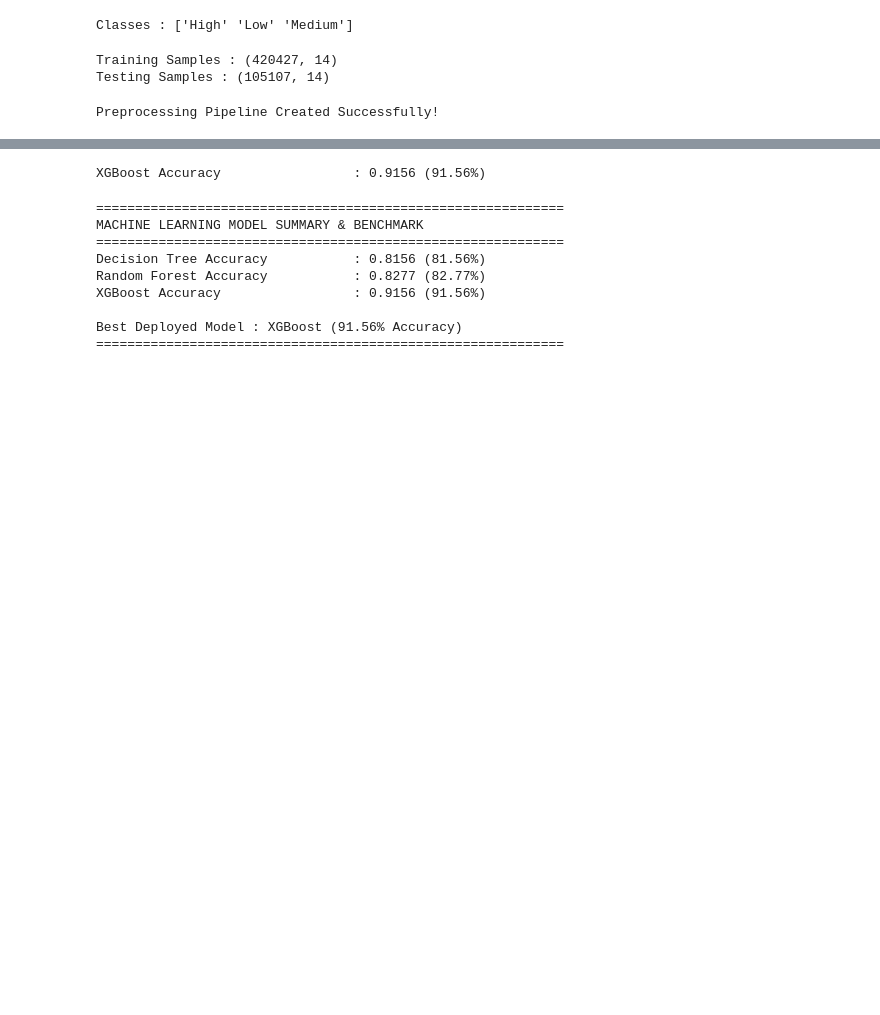
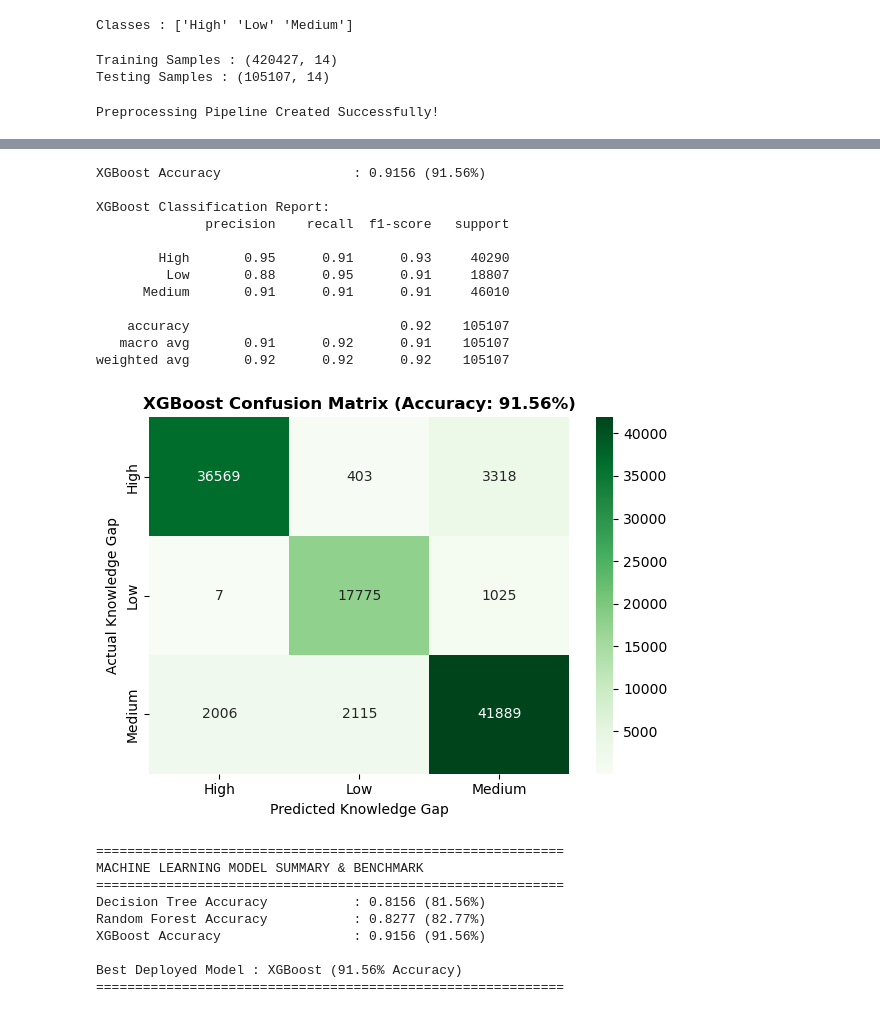
Before and after one commit to sharath77-code/KnowledgeGapDetection, a Jupyter notebook: notebooks/05_ML_Models.ipynb, the cells around one changed output, grey strips where cells are left out. Saved outputs shown, nothing was run; the diff lists cells and outputs as text; code cells hidden in the pictures; blank space fills up the shorter version.

```diff
--- a/notebooks/05_ML_Models.ipynb
+++ b/notebooks/05_ML_Models.ipynb
@@ -221,24 +272,49 @@ Random Forest Accuracy           : 0.8277 (82.77%)
 # %%
 xgb_pipeline = Pipeline([
     ("preprocessor", preprocessor),
     ("classifier", XGBClassifier(
         n_estimators=250,
         max_depth=9,
         learning_rate=0.08,
         subsample=0.8,
         colsample_bytree=0.8,
         random_state=42,
         eval_metric="mlogloss",
         n_jobs=-1
     ))
 ])
 
 xgb_pipeline.fit(X_train, y_train)
 xgb_pred = xgb_pipeline.predict(X_test)
 xgb_acc = accuracy_score(y_test, xgb_pred)
-print(f"XGBoost Accuracy                 : {xgb_acc:.4f} ({xgb_acc*100:.2f}%)")
+print(f"XGBoost Accuracy                 : {xgb_acc:.4f} ({xgb_acc*100:.2f}%)\n")
+
+# Confusion Matrix & Classification Report
+cm_xgb = confusion_matrix(y_test, xgb_pred)
+print("XGBoost Classification Report:")
+print(classification_report(y_test, xgb_pred, target_names=label_encoder.classes_))
+
+plt.figure(figsize=(6, 4.5))
+sns.heatmap(cm_xgb, annot=True, fmt="d", cmap="Greens", xticklabels=label_encoder.classes_, yticklabels=label_encoder.classes_)
+plt.title(f"XGBoost Confusion Matrix (Accuracy: {xgb_acc*100:.2f}%)", fontsize=12, fontweight="bold")
+plt.xlabel("Predicted Knowledge Gap")
+plt.ylabel("Actual Knowledge Gap")
+plt.tight_layout()
+plt.show()
 # %% [output]
 XGBoost Accuracy                 : 0.9156 (91.56%)
+
+XGBoost Classification Report:
+              precision    recall  f1-score   support
+
+        High       0.95      0.91      0.93     40290
+         Low       0.88      0.95      0.91     18807
+      Medium       0.91      0.91      0.91     46010
+
+    accuracy                           0.92    105107
+   macro avg       0.91      0.92      0.91    105107
+weighted avg       0.92      0.92      0.92    105107
+[figure, added]
 # %%
 print("="*60)
 print("MACHINE LEARNING MODEL SUMMARY & BENCHMARK")
```
Also changed, not shown: parts of 3 cells of this notebook, 2 other files.
